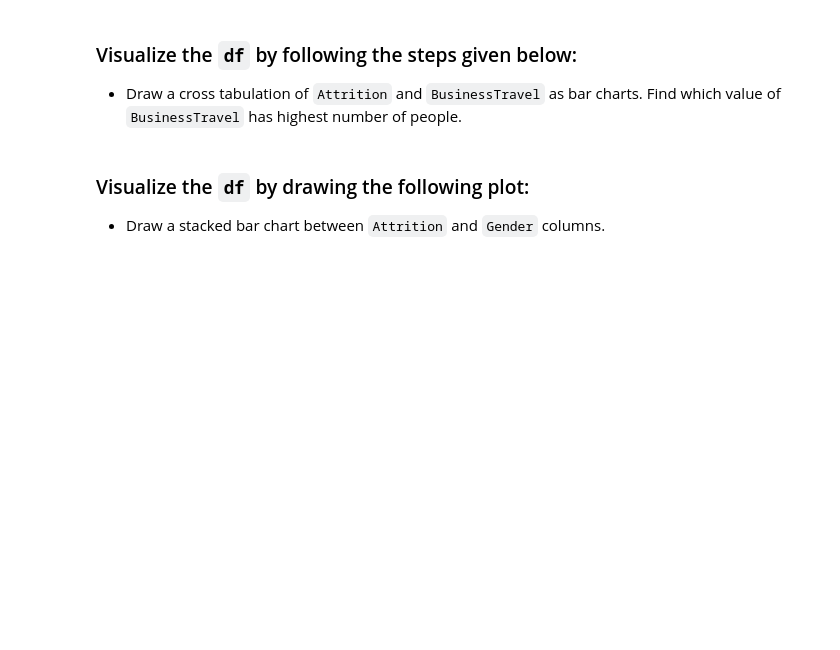
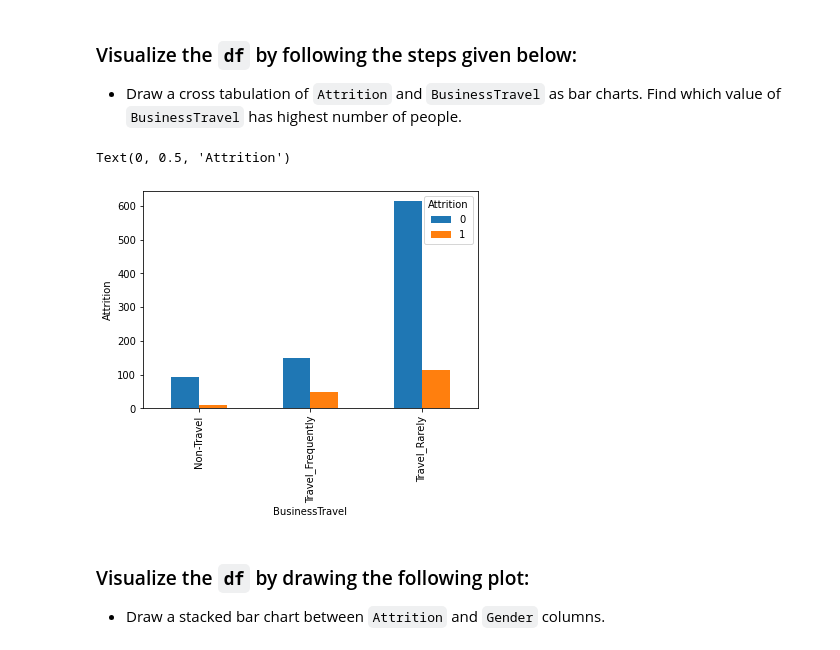
Before and after one commit to jaimin159/SHALA2020, a Jupyter notebook: DS_L2_17_Apr_Assignment_2_DS.ipynb, the cells around one changed output. Saved outputs shown, nothing was run; the diff lists cells and outputs as text; code cells hidden in the pictures; blank space fills up the shorter version.

````diff
--- a/DS_L2_17_Apr_Assignment_2_DS.ipynb
+++ b/DS_L2_17_Apr_Assignment_2_DS.ipynb
@@ -128,6 +130,12 @@ sns.countplot(df['Attrition'].value_counts(normalize=True))
 # %%
 # Draw a cross tab of Attritiona and BusinessTravel
 # You may use crosstab of pandas for this
+
+pd.crosstab(df.BusinessTravel, df.Attrition).plot(kind="bar")
+plt.ylabel("Attrition")
+# %% [output]
+Text(0, 0.5, 'Attrition')
+[figure, added]
 # %% [markdown]
 ### Visualize the ```df``` by drawing the following plot:
 
````
Also changed, not shown: parts of 9 cells of this notebook.
